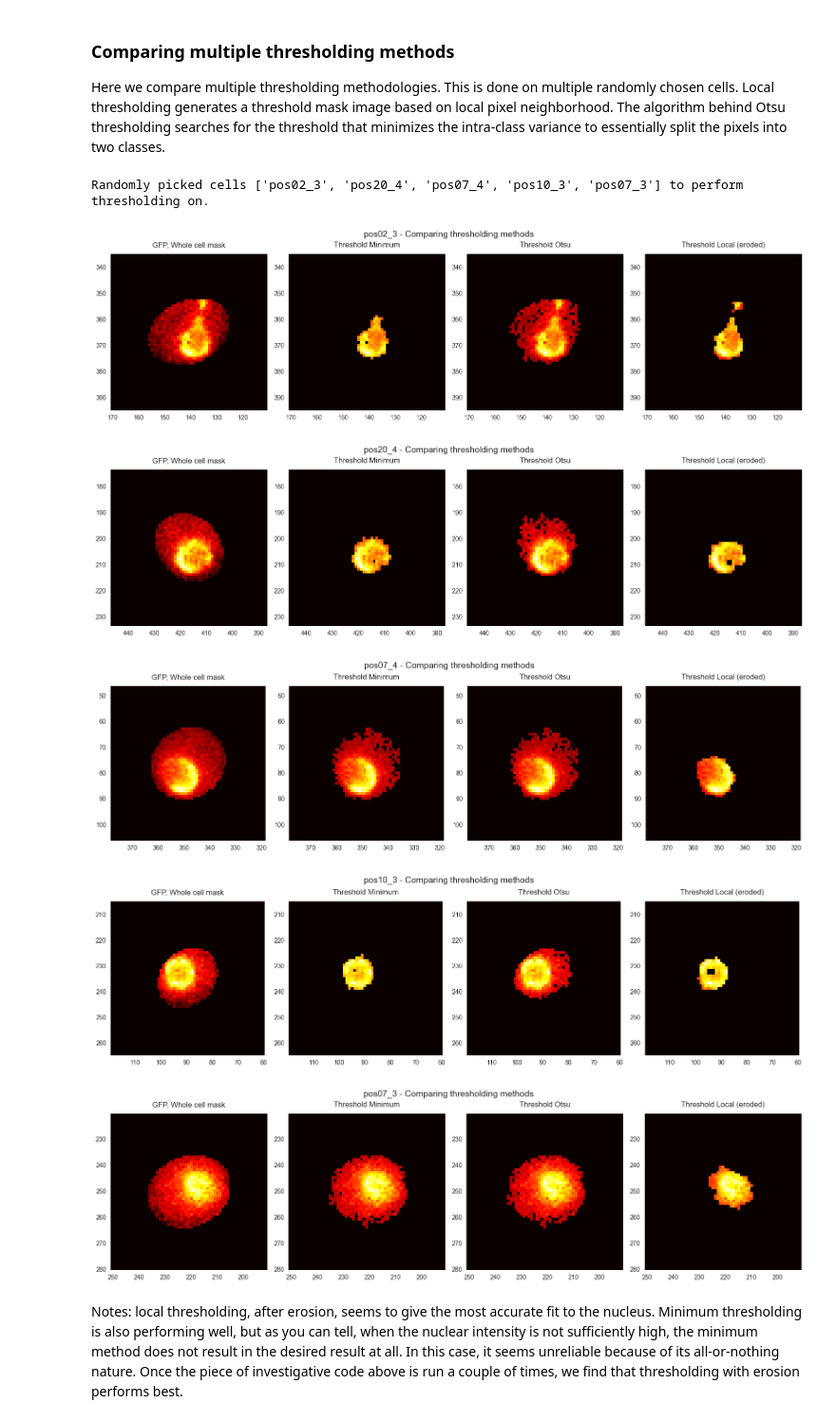
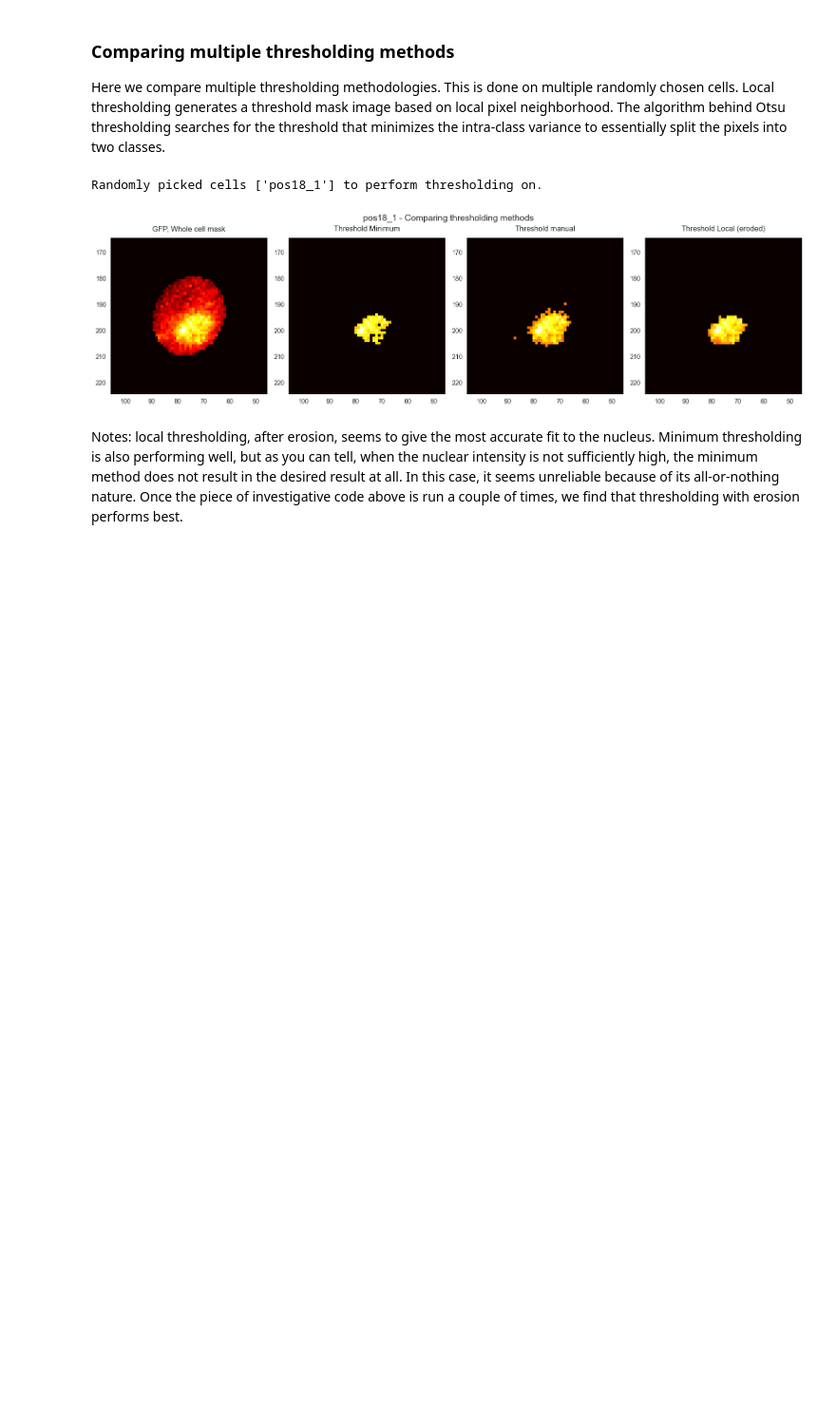
Before and after one commit to olledejong/Sfp1-Analysis, a Jupyter notebook: Volume_analysis.ipynb, the cells around one changed output. Shown: that part at 95% size. Cells and saved outputs as stored; diff of their text form; code cells hidden in the pictures; blank space fills up the shorter version.

```diff
--- a/Volume_analysis.ipynb
+++ b/Volume_analysis.ipynb
@@ -31,7 +32,7 @@ nan_mean = bn.nanmean
 
 # IMPORTANT PATHS
 # Data files
-data_dir = "C:/Users/Olle de Jong/Documents/MSc Biology/MSB Research/Code and data/Data"
+data_dir = "/Users/olledejong/Studie/MSc Biology/Research Project V1/Code and data/Data"
 tiff_files_dir = data_dir + "/processed_tiffs_nup133/"  # relative path from data directory to tiff directory
 img_output_dir = data_dir + "/Output/"  # relative path from data directory to image output directory
 # Data sheets
@@ -243,7 +261,7 @@ Lets take a look at cell pos02_1.
 ### Comparing multiple thresholding methods
 Here we compare multiple thresholding methodologies. This is done on multiple randomly chosen cells. Local thresholding generates a threshold mask image based on local pixel neighborhood. The algorithm behind Otsu thresholding searches for the threshold that minimizes the intra-class variance to essentially split the pixels into two classes.
 # %%
-random_cells = random.sample(individual_cells, 5)
+random_cells = random.sample(individual_cells, 1)
 print(f"Randomly picked cells {random_cells} to perform thresholding on.")
 
 for cell in random_cells:
@@ -267,40 +285,38 @@ for cell in random_cells:
 
     # adaptive thresholding will be performed not on all image but on a fraction of it which includes the cell
     imageGFP_cell_mask = imageGFP * whole_cell_mask  # keep the part of the GFP channel that is within the cell mask
 
     # thresholding for getting the nuclear mask
     nucl_thresh_mask_local = threshold_local(  # local thresholding
         image=imageGFP_cell_mask,
         block_size=bloc_size_cell_size_dependent,
         method='gaussian',
         offset=offset_to_use,
         mode='reflect'
     )
     nucl_thresh_mask_otsu = threshold_otsu(imageGFP_cell_mask)  # perform otsu thresholding
     nucl_thresh_mask_minimum = threshold_minimum(imageGFP_cell_mask)  # perform minimum thresholding
 
     # keep the nucleus pixels that are greater than the local threshold (either with or without erosion)
     imageGFP_nuc_mask_local = remove_small_objects(imageGFP_cell_mask > nucl_thresh_mask_local)
     imageGFP_nuc_mask_minimum = remove_small_objects(imageGFP_cell_mask > nucl_thresh_mask_minimum)
     imageGFP_nuc_mask_otsu = remove_small_objects(imageGFP_cell_mask > nucl_thresh_mask_otsu)
+    imageGFP_nuc_mask_manual = imageGFP_cell_mask > 100
 
     imageGFP_nuc_mask_local_eroded = binary_erosion(imageGFP_nuc_mask_local, structure = np.ones((2,2)))
+    imageGFP_nuc_mask_local_eroded = remove_small_objects(imageGFP_nuc_mask_local_eroded)
 
     to_plot = [
         ["GFP, Whole cell mask",  imageGFP * whole_cell_mask],
         ["Threshold Minimum", imageGFP * imageGFP_nuc_mask_minimum],
-        ["Threshold Otsu", imageGFP * imageGFP_nuc_mask_otsu],
+        ["Threshold manual", imageGFP * imageGFP_nuc_mask_manual],
         ["Threshold Local (eroded)", imageGFP * imageGFP_nuc_mask_local_eroded]
     ]
 
     plot_from_list(f"{cell} - Comparing thresholding methods", to_plot, (x_pos + 30, x_pos - 30), (y_pos + 30, y_pos - 30))
 # %% [output]
-Randomly picked cells ['pos02_3', 'pos20_4', 'pos07_4', 'pos10_3', 'pos07_3'] to perform thresholding on.
+Randomly picked cells ['pos18_1'] to perform thresholding on.
-[figure, old version]
+[figure, new version]
-[figure, removed]
-[figure, removed]
-[figure, removed]
-[figure, removed]
 # %% [markdown]
 Notes: local thresholding, after erosion, seems to give the most accurate fit to the nucleus. Minimum thresholding is also performing well, but as you can tell, when the nuclear intensity is not sufficiently high, the minimum method does not result in the desired result at all. In this case, it seems unreliable because of its all-or-nothing nature. Once the piece of investigative code above is run a couple of times, we find that thresholding with erosion performs best.
 # %% [markdown]
```
Also changed, not shown: parts of 25 cells of this notebook.
